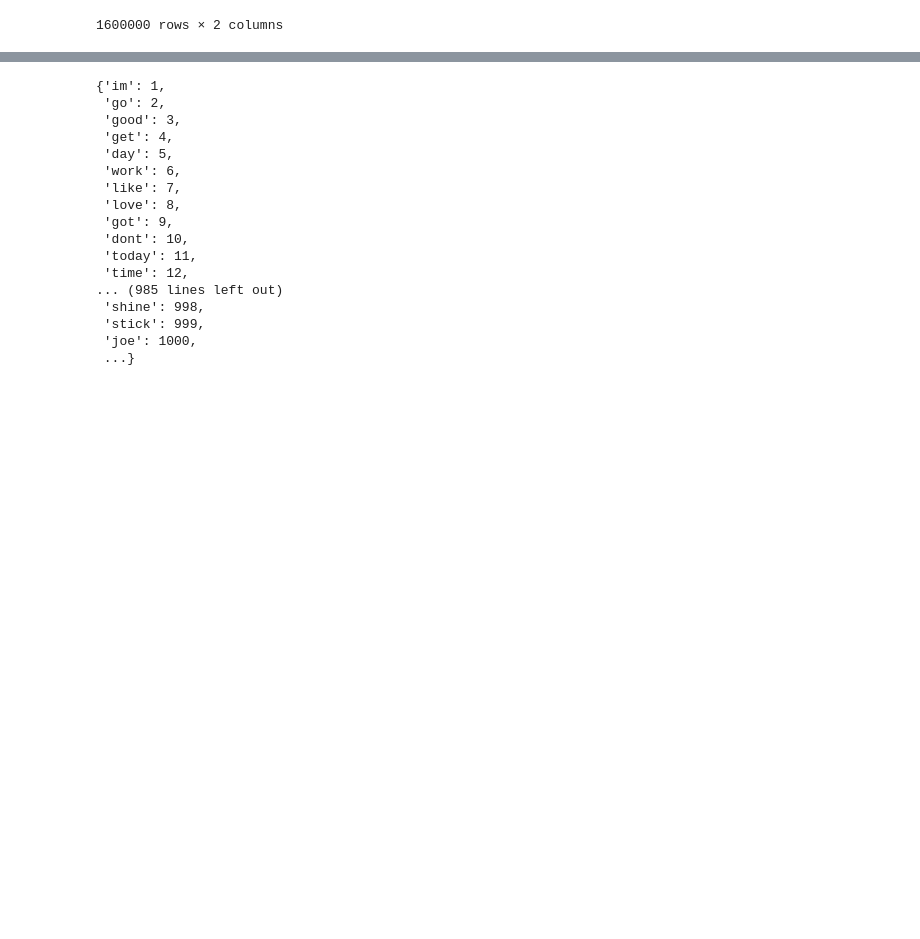
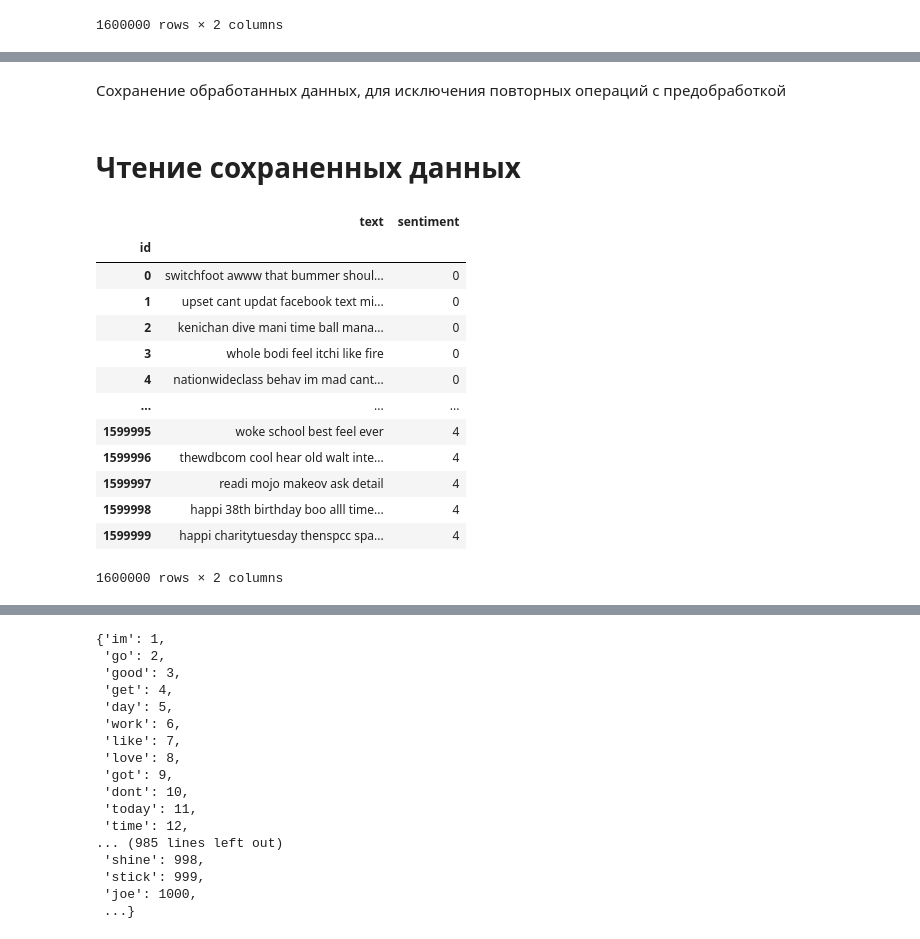
Before and after one commit to KsNikko27/project, a Jupyter notebook: ProjectDipl.ipynb, the cells around one changed output, grey strips where cells are left out. Drawn from its saved outputs; the diff is of its cells as text; code cells hidden in the pictures; blank space fills up the shorter version.

```diff
--- a/ProjectDipl.ipynb
+++ b/ProjectDipl.ipynb
@@ -175,0 +240,2 @@ data_test_pd = pd.DataFrame(data_test)
+# %% [markdown]
+Сохранение обработанных данных, для исключения повторных операций с предобработкой
@@ -175,0 +246,20 @@ data_test_pd = pd.DataFrame(data_test)
+# %% [markdown]
+# Чтение сохраненных данных
+# %%
+train_140 = pd.read_csv("Train.csv", index_col="id").astype(str)
+train_140
+# %% [output]
+|  | text | sentiment |
+| id |  |  |
+| 0 | switchfoot awww that bummer shoul... | 0 |
+| 1 | upset cant updat facebook text mi... | 0 |
+| 2 | kenichan dive mani time ball mana... | 0 |
+| 3 | whole bodi feel itchi like fire | 0 |
+| 4 | nationwideclass behav im mad cant... | 0 |
+| ... | ... | ... |
+| 1599995 | woke school best feel ever | 4 |
+| 1599996 | thewdbcom cool hear old walt inte... | 4 |
+| 1599997 | readi mojo makeov ask detail | 4 |
+| 1599998 | happi 38th birthday boo alll time... | 4 |
+| 1599999 | happi charitytuesday thenspcc spa... | 4 |
+1600000 rows × 2 columns
```
Also changed, not shown: parts of 80 cells of this notebook.
